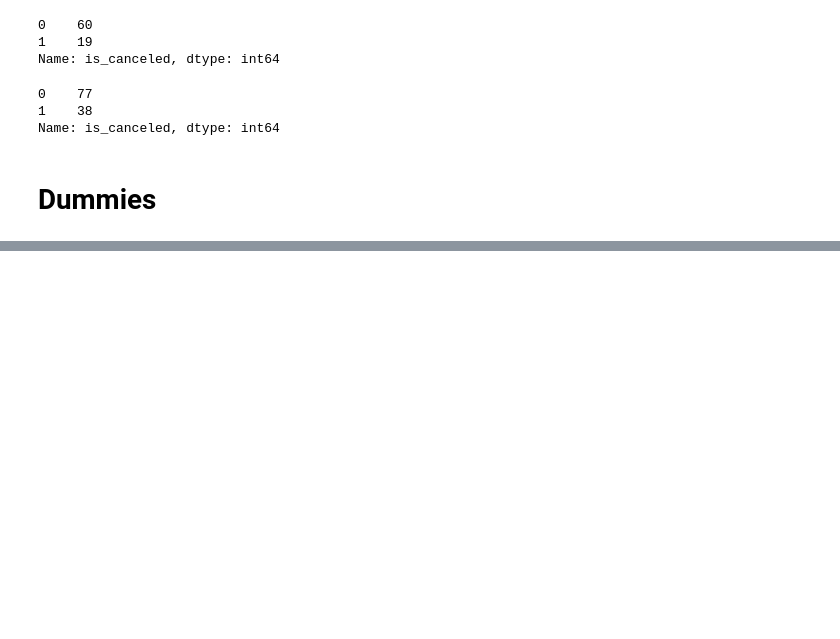
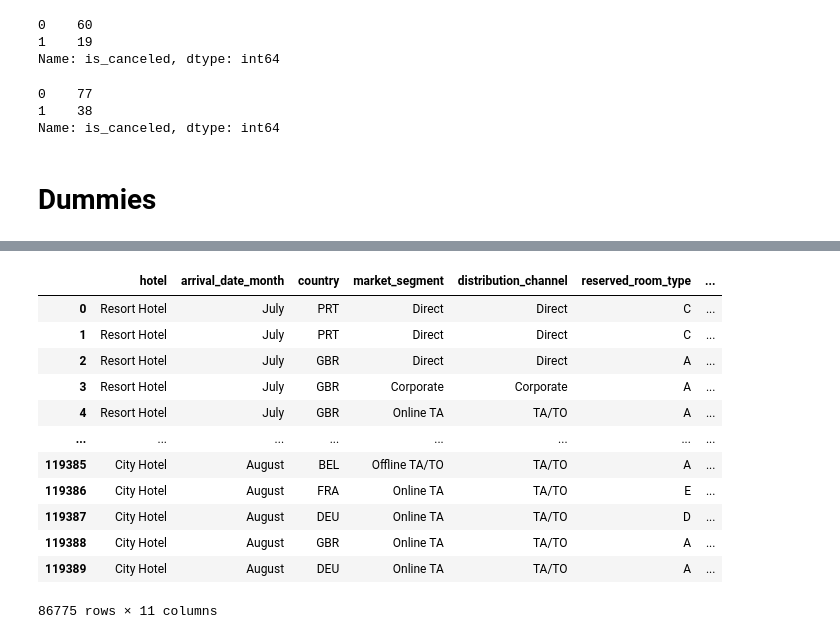
Before and after one commit to Ajwadsm/Classification-Hotel-Booking, a Jupyter notebook: Code/Classification-Hotel-Booking.ipynb, the cells around one changed output, grey strips where cells are left out. Saved outputs shown, nothing was run; the diff lists cells and outputs as text; code cells hidden in the pictures; blank space fills up the shorter version.

```diff
--- a/Code/Classification-Hotel-Booking.ipynb
+++ b/Code/Classification-Hotel-Booking.ipynb
@@ -25,7 +25,8 @@ import random
 # Get the Data
 ---
 # %%
-df = pd.read_csv('hotel_booking.csv')
+df=pd.read_csv('/Users/reema/Downloads/hotel_booking.csv')
+#df = pd.read_csv('hotel_booking.csv')
 df
 # %% [output]
 |  | hotel | is_canceled | lead_time | arrival_date_year | arrival_date_month | arrival_date_week_number | ... |
@@ -490,0 +514,16 @@ Name: is_canceled, dtype: int64
+# %%
+df_obj_train=df_train.loc[:,['hotel','arrival_date_month','country','market_segment','distribution_channel','reserved_room_type','assigned_room_type','deposit_type','customer_type','reservation_status','guest_location']]
+# %% [output]
+|  | hotel | arrival_date_month | country | market_segment | distribution_channel | reserved_room_type | ... |
+| 0 | Resort Hotel | July | PRT | Direct | Direct | C | ... |
+| 1 | Resort Hotel | July | PRT | Direct | Direct | C | ... |
+| 2 | Resort Hotel | July | GBR | Direct | Direct | A | ... |
+| 3 | Resort Hotel | July | GBR | Corporate | Corporate | A | ... |
+| 4 | Resort Hotel | July | GBR | Online TA | TA/TO | A | ... |
+| ... | ... | ... | ... | ... | ... | ... | ... |
+| 119385 | City Hotel | August | BEL | Offline TA/TO | TA/TO | A | ... |
+| 119386 | City Hotel | August | FRA | Online TA | TA/TO | E | ... |
+| 119387 | City Hotel | August | DEU | Online TA | TA/TO | D | ... |
+| 119388 | City Hotel | August | GBR | Online TA | TA/TO | A | ... |
+| 119389 | City Hotel | August | DEU | Online TA | TA/TO | A | ... |
+86775 rows × 11 columns
```
Also changed, not shown: parts of 10 cells of this notebook.
